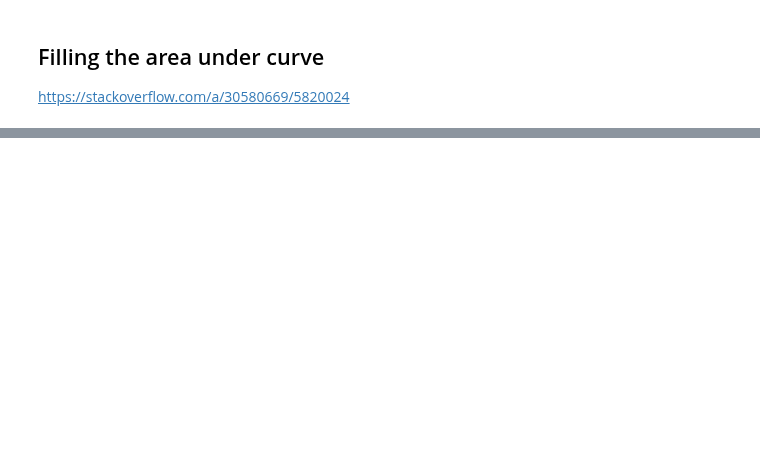
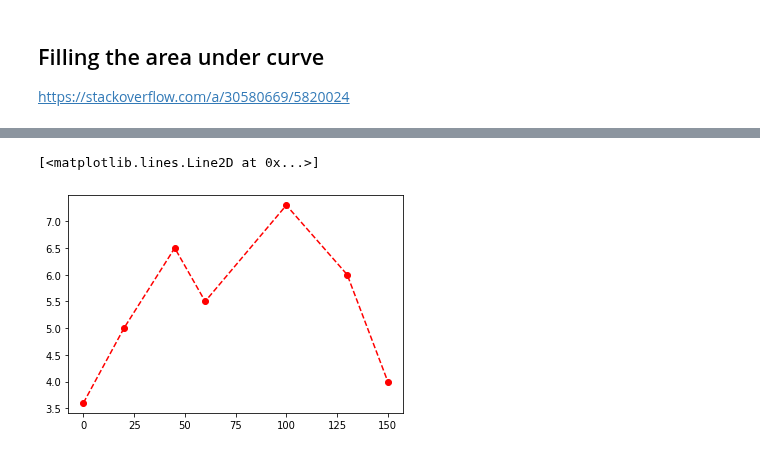
Before and after one commit to drnesr/SandDitch, a Jupyter notebook: Code/SandDitchAnalysis008.ipynb, the cells around one changed output, grey strips where cells are left out. Saved outputs shown, nothing was run; the diff lists cells and outputs as text; code cells hidden in the pictures; blank space fills up the shorter version.

```diff
--- a/Code/SandDitchAnalysis008.ipynb
+++ b/Code/SandDitchAnalysis008.ipynb
@@ -123,0 +142,4 @@ ValueError: operands could not be broadcast together with shapes (600,) (300,)
+# %%
+dt = np.array([[0, 3.6], [20, 5.], [45, 6.5], [60, 5.5], [100, 7.3],
+                 [130, 6.0], [150, 4.0]])
+dt
@@ -123,0 +154,7 @@ ValueError: operands could not be broadcast together with shapes (600,) (300,)
+# %%
+X, Y = dt[:,0], dt[:,1]
+plt.xticks(np.arange(X.min(), X.max()+1, 25.0));
+plt.plot(X, Y, 'ro--')
+# %% [output]
+[<matplotlib.lines.Line2D at 0x...>]
+[figure, added]
```
Also changed, not shown: parts of 12 cells of this notebook, 1 other file.
